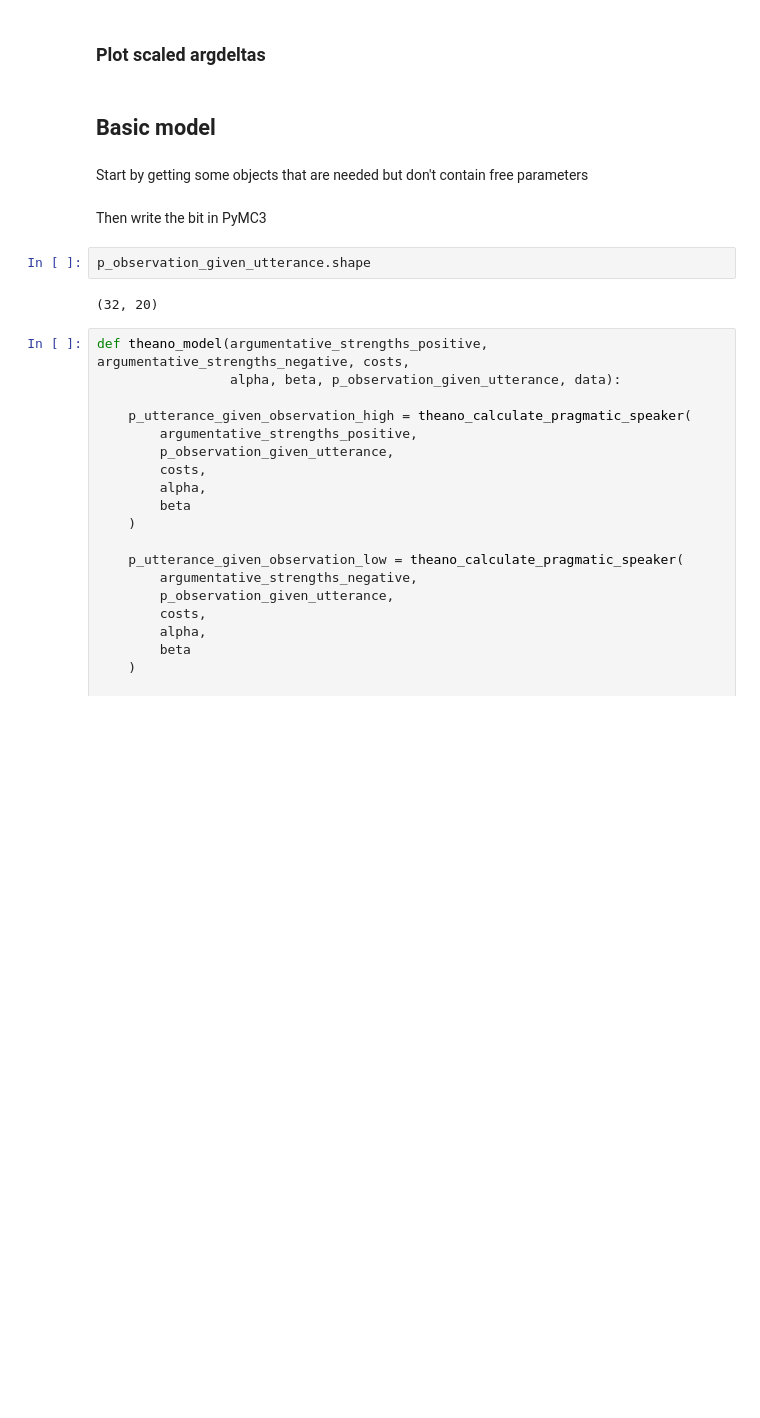
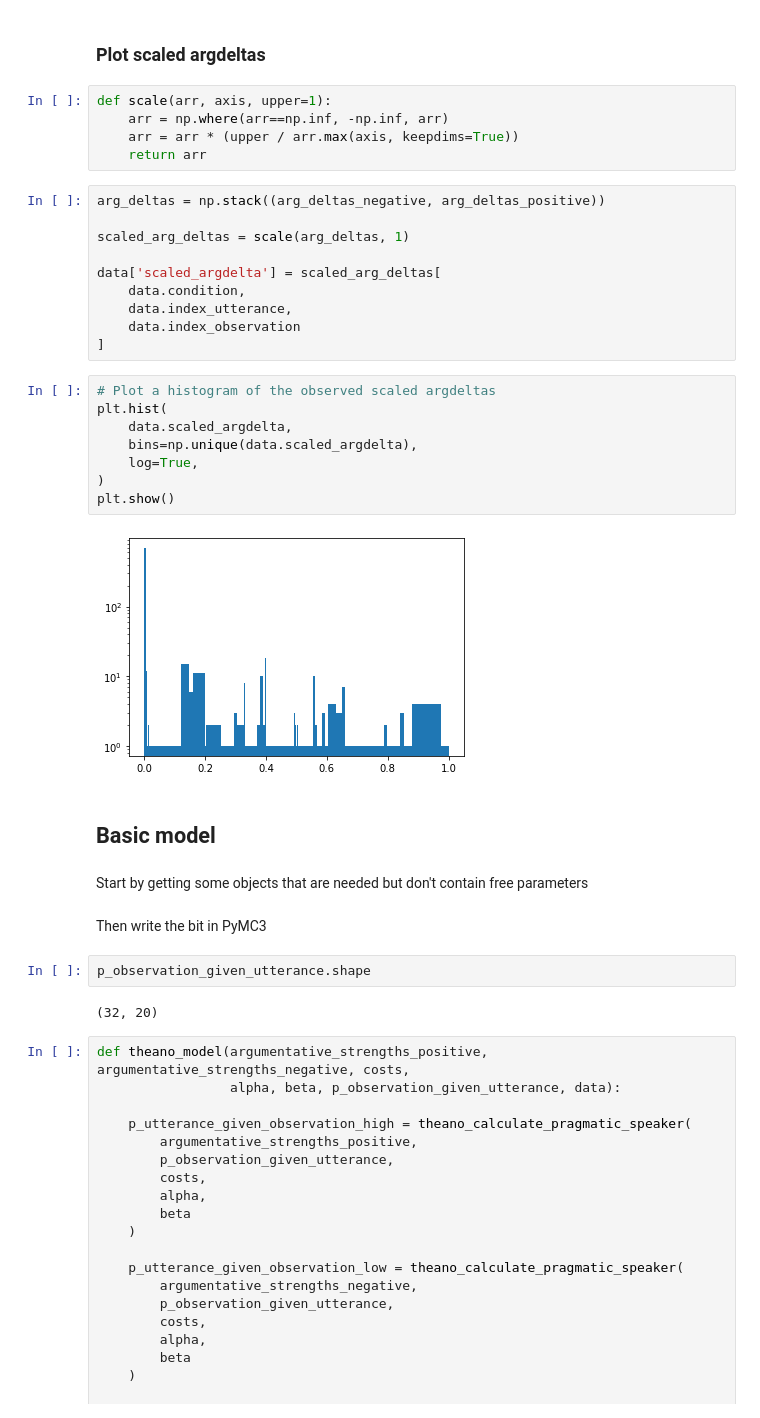
Before and after one commit to HeningWang/argumentative_language, a Jupyter notebook: explorative.ipynb, the cells around one changed output. Saved outputs shown, nothing was run; the diff lists cells and outputs as text; blank space fills up the shorter version.

```diff
--- a/explorative.ipynb
+++ b/explorative.ipynb
@@ -436,5 +431,30 @@ for i, obs in enumerate(possible_observations):
 # %% [markdown]
 ### Plot scaled argdeltas
+# %%
+def scale(arr, axis, upper=1):
+    arr = np.where(arr==np.inf, -np.inf, arr)
+    arr = arr * (upper / arr.max(axis, keepdims=True))
+    return arr
+# %%
+arg_deltas = np.stack((arg_deltas_negative, arg_deltas_positive))
+
+scaled_arg_deltas = scale(arg_deltas, 1)
+
+data['scaled_argdelta'] = scaled_arg_deltas[
+    data.condition,
+    data.index_utterance,
+    data.index_observation
+]
+# %%
+# Plot a histogram of the observed scaled argdeltas
+plt.hist(
+    data.scaled_argdelta,
+    bins=np.unique(data.scaled_argdelta),
+    log=True,
+)
+plt.show()
+# %% [output]
+[figure, new version]
 # %% [markdown]
 ## Basic model
 # %% [markdown]
```
Also changed, not shown: parts of 17 cells of this notebook, 1 other file.
